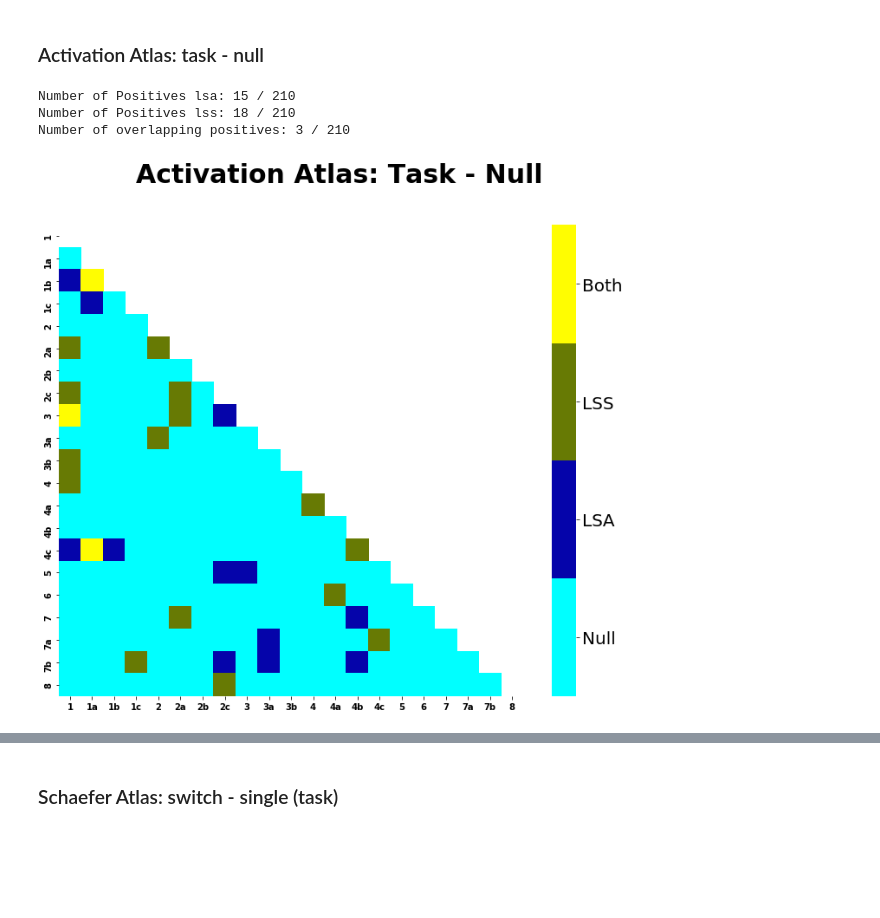
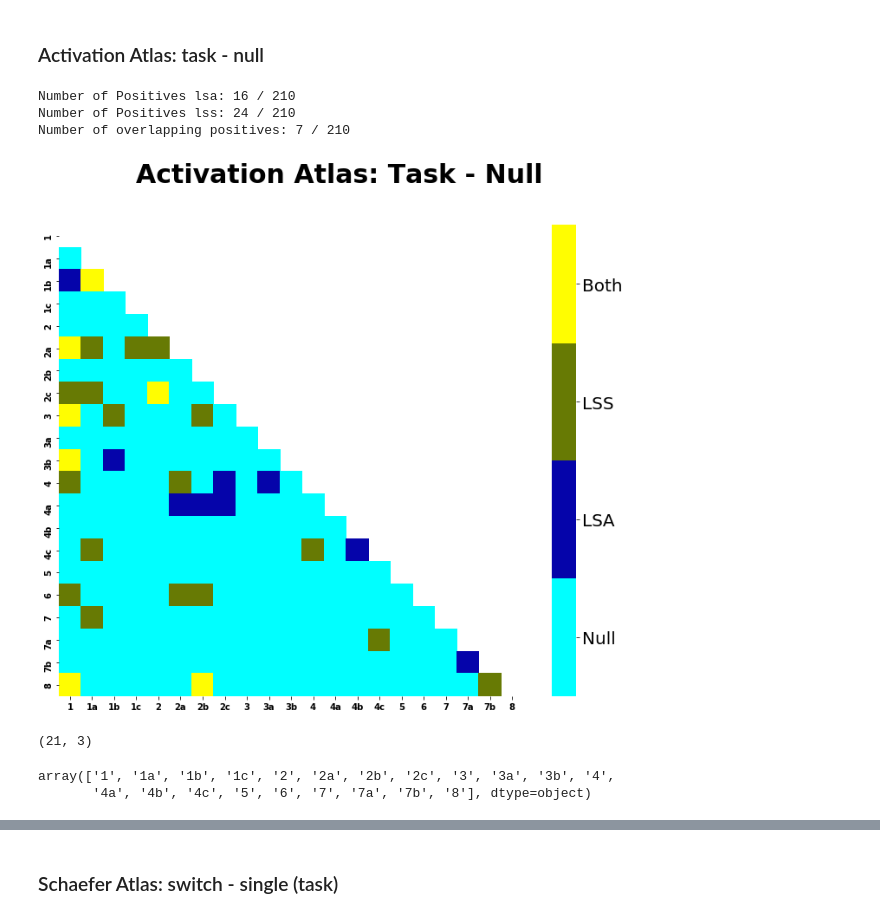
Before and after one commit to jdkent/BetaSeriesRealDataAnalysis, a Jupyter notebook: nibsAnalysis/BetaSeriesAnalysis.ipynb, the cells around one changed output, grey strips where cells are left out. Drawn from its saved outputs; the diff is of its cells as text; code cells hidden in the pictures; blank space fills up the shorter version.

```diff
--- a/nibsAnalysis/BetaSeriesAnalysis.ipynb
+++ b/nibsAnalysis/BetaSeriesAnalysis.ipynb
@@ -185,50 +185,50 @@ len(good_participants)
 fb_act_lss_objs = nf.get_layout_objects(lss_act_layout,
                                         ['switch', 'repeat', 'single'],
                                         suffix="correlation", extension="tsv",
-                                        task="fauxbold",)
-#                                        subject=good_participants)
+                                        task="fauxbold",
+                                        subject=good_participants)
 
 fb_act_lsa_objs = nf.get_layout_objects(lsa_act_layout,
                                         ['switch', 'repeat', 'single'],
                                         suffix="correlation", extension="tsv",
-                                        task="fauxbold",)
-#                                        subject=good_participants)
+                                        task="fauxbold",
+                                        subject=good_participants)
 
 ts_act_lss_objs = nf.get_layout_objects(lss_act_layout,
                                         ['switch', 'repeat', 'single'],
                                         suffix="correlation", extension="tsv",
-                                        task="taskswitch",)
-#                                        subject=good_participants)
+                                        task="taskswitch",
+                                        subject=good_participants)
 
 ts_act_lsa_objs = nf.get_layout_objects(lsa_act_layout,
                                         ['switch', 'repeat', 'single'],
                                         suffix="correlation", extension="tsv",
-                                        task="taskswitch",)
-#                                        subject=good_participants)
+                                        task="taskswitch",
+                                        subject=good_participants)
 
 fb_sch_lss_objs = nf.get_layout_objects(lss_sch_layout,
                                         ['switch', 'repeat', 'single'],
                                         suffix="correlation", extension="tsv",
-                                        task="fauxbold",)
- #                                       subject=good_participants)
+                                        task="fauxbold",
+                                        subject=good_participants)
 
 fb_sch_lsa_objs = nf.get_layout_objects(lsa_sch_layout,
                                         ['switch', 'repeat', 'single'],
                                         suffix="correlation", extension="tsv",
-                                        task="fauxbold",)
- #                                       subject=good_participants)
+                                        task="fauxbold",
+                                        subject=good_participants)
 
 ts_sch_lss_objs = nf.get_layout_objects(lss_sch_layout,
                                         ['switch', 'repeat', 'single'],
                                         suffix="correlation", extension="tsv",
-                                        task="taskswitch",)
-#                                        subject=good_participants)
+                                        task="taskswitch",
+                                        subject=good_participants)
 
 ts_sch_lsa_objs = nf.get_layout_objects(lsa_sch_layout,
                                         ['switch', 'repeat', 'single'],
                                         suffix="correlation", extension="tsv",
-                                        task="taskswitch",)
-#                                        subject=good_participants)
+                                        task="taskswitch",
+                                        subject=good_participants)
 # %% [markdown]
 ### Describe Demographics of the used participants
 # %%
@@ -494,18 +533,30 @@ Number of overlapping positives: 2982 / 79800
 # %% [markdown]
 ###  Activation Atlas: task - null
 # %%
-fig, _, _, = nf.compare_lss_lsa_sig(
+fig, lss_model, lsa_model, overlap_df = nf.compare_lss_lsa_sig(
                        ts_act_lss_objs['switch'],
                        fb_act_lss_objs['switch'],
                        ts_act_lsa_objs['switch'],
                        fb_act_lsa_objs['switch'],
                        'task', 'null',
                        rois='activation', nthreads=N_THREADS)
 fig.suptitle("Activation Atlas: Task - Null", size=30, weight='heavy')
 outfile = './outputs/data-both_atlas-activation_contrast-taskXnull.png'
 fig.savefig(outfile, dpi=600, bbox_inches='tight')
 # %% [output]
-Number of Positives lsa: 15 / 210
-Number of Positives lss: 18 / 210
-Number of overlapping positives: 3 / 210
+Number of Positives lsa: 16 / 210
+Number of Positives lss: 24 / 210
+Number of overlapping positives: 7 / 210
-[figure, old version]
+[figure, new version]
+# %%
+coords_df = pd.read_csv('../firstLevelAnalysis/outputs/cluster_table.tsv', sep='\t')
+coords = coords_df[["X", "Y", "Z"]].values
+coord_names = coords_df["Cluster ID"].values
+coords.shape
+# %% [output]
+(21, 3)
+# %%
+coord_names
+# %% [output]
+array(['1', '1a', '1b', '1c', '2', '2a', '2b', '2c', '3', '3a', '3b', '4',
+       '4a', '4b', '4c', '5', '6', '7', '7a', '7b', '8'], dtype=object)
```
Also changed, not shown: parts of 25 cells of this notebook, 2 other files.
